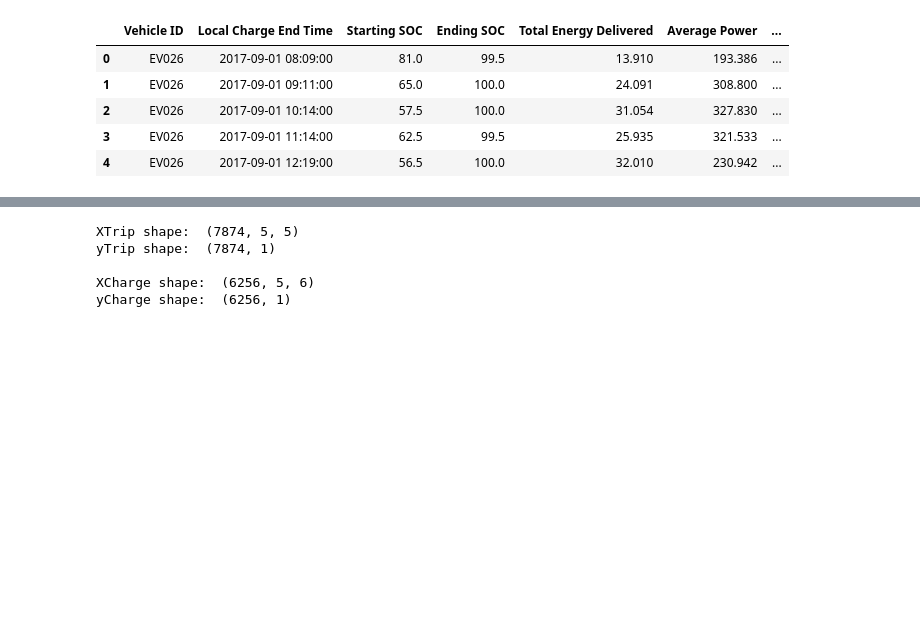
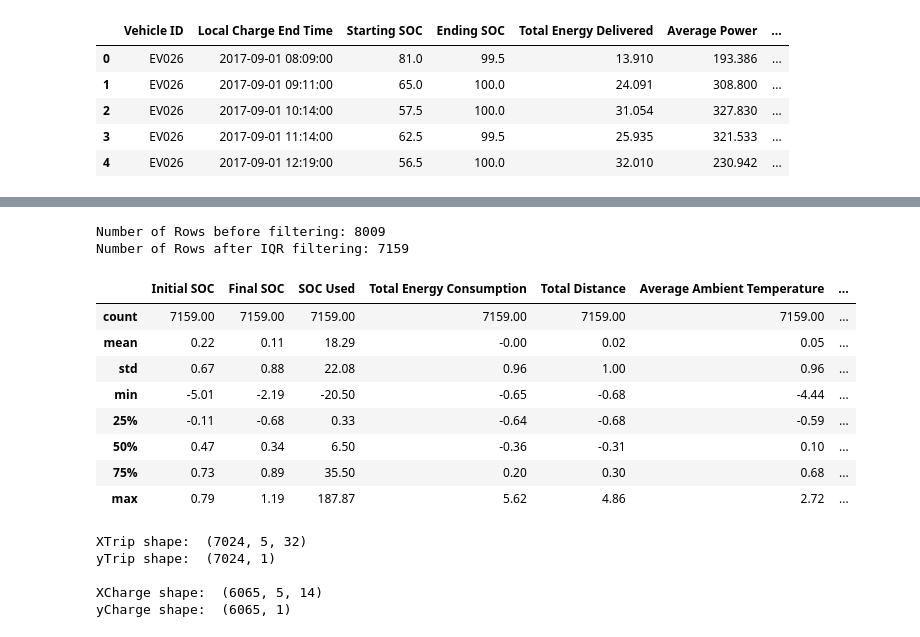
Before and after one commit to MShoaibManzoor/Advanced-Research, a Jupyter notebook: main.ipynb, the cells around one changed output, grey strips where cells are left out. Cells and saved outputs as stored; diff of their text form; code cells hidden in the pictures; blank space fills up the shorter version.

```diff
--- a/main.ipynb
+++ b/main.ipynb
@@ -128,3 +170,41 @@ ChargingDF.head(5)
+# %%
+NumericalColumnsT = ['Initial SOC', 'Final SOC', 'SOC Used',
+                     'Total Energy Consumption','Total Distance',
+                     'Average Ambient Temperature', 'Energy Efficiency',
+                     'Trip Duration (Hours)']
+
+Q1 = VehicleDF[NumericalColumnsT].quantile(0.15)
+Q3 = VehicleDF[NumericalColumnsT].quantile(0.85)
+InterQuartileRange = Q3 - Q1
+
+
+LowerBound = Q1 - 1.5 * InterQuartileRange
+UpperBound = Q3 - 1.5 * InterQuartileRange
+
+FilteredVehicleDF = VehicleDF[
+    ~((VehicleDF[NumericalColumnsT] >= LowerBound) &
+      (VehicleDF[NumericalColumnsT] <= UpperBound)).any(axis=1)
+]
+
+print(f"Number of Rows before filtering: {len(VehicleDF)}")
+print(f"Number of Rows after IQR filtering: {len(FilteredVehicleDF)}")
+# %% [output]
+Number of Rows before filtering: 8009
+Number of Rows after IQR filtering: 7159
+# %%
+VehicleDF = FilteredVehicleDF.copy()
+# %%
+round(VehicleDF[NumericalColumnsT].describe(), 2)
+# %% [output]
+|  | Initial SOC | Final SOC | SOC Used | Total Energy Consumption | Total Distance | Average Ambient Temperature | ... |
+| count | 7159.00 | 7159.00 | 7159.00 | 7159.00 | 7159.00 | 7159.00 | ... |
+| mean | 0.22 | 0.11 | 18.29 | -0.00 | 0.02 | 0.05 | ... |
+| std | 0.67 | 0.88 | 22.08 | 0.96 | 1.00 | 0.96 | ... |
+| min | -5.01 | -2.19 | -20.50 | -0.65 | -0.68 | -4.44 | ... |
+| 25% | -0.11 | -0.68 | 0.33 | -0.64 | -0.68 | -0.59 | ... |
+| 50% | 0.47 | 0.34 | 6.50 | -0.36 | -0.31 | 0.10 | ... |
+| 75% | 0.73 | 0.89 | 35.50 | 0.20 | 0.30 | 0.68 | ... |
+| max | 0.79 | 1.19 | 187.87 | 5.62 | 4.86 | 2.72 | ... |
 # %%
 from sklearn.preprocessing import StandardScaler
 
@@ -152,11 +251,12 @@ ChargingDF[FeaturesC] = ScalerCharge.fit_transform(ChargingDF[FeaturesC])
 # %%
-def CreateSequences(Data, VehicleCol, Features, Time, Target, SequenceLength):
+def CreateSequences(Data, VehicleIDCol, EncodedVIDCols, Features, Time, Target, SequenceLength):
     """
     Create sequences of Features & Targets grouped by Vehicle ID.
 
     Parameters:
     - Data: DataFrame containing the data.
     - VehicleCol: Column name for Vehicle IDs.
+    - EncodedVIDCols: List one-hot encoded Vehicle ID column names.
     - Features: List of feature column names.
     - Time: Time column to sort by.
     - Target: Target column name.
@@ -168,15 +268,19 @@ def CreateSequences(Data, VehicleCol, Features, Time, Target, SequenceLength):
     """
 
     X, y = [], []
-    Grouped = Data.groupby(VehicleCol)
 
+    Data = Data.reset_index(drop=True)
+
+    Grouped  = Data.groupby(VehicleIDCol)
 
     for VehicleID, Group in Grouped:
+
         Group = Group.sort_values(by=Time)
 
         for i in range(len(Group) - SequenceLength):
-            X.append(Group[Features].iloc[i:i+SequenceLength].values)
-            y.append(Group[Target].iloc[i+SequenceLength].values)
+            FeaturesCols = Features + EncodedVIDCols
+            X.append(Group[FeaturesCols].iloc[i:i+SequenceLength].values)
+            y.append(Group[Target].iloc[i+SequenceLength])
 
     return np.array(X), np.array(y)
 
@@ -184,8 +288,9 @@ SequenceLength = 5
 
 XTrip, yTrip = CreateSequences(
     Data=VehicleDF,
-    VehicleCol='Vehicle ID',
+    VehicleIDCol='Vehicle ID',
     Features=FeaturesT,
+    EncodedVIDCols=EncodedTVID,
     Time='Local Trip End Time',
     Target=TargetT,
     SequenceLength=SequenceLength,
@@ -193,7 +298,8 @@ XTrip, yTrip = CreateSequences(
 
 XCharge, yCharge = CreateSequences(
     Data=ChargingDF,
-    VehicleCol='Vehicle ID',
+    VehicleIDCol='Vehicle ID',
+    EncodedVIDCols=EncodedCVID,
     Features=FeaturesC,
     Time='Local Charge End Time',
     Target=TargetC,
@@ -206,8 +312,8 @@ print("yTrip shape: ", yTrip.shape)
 print("\nXCharge shape: ", XCharge.shape)
 print("yCharge shape: ", yCharge.shape)
 # %% [output]
-XTrip shape:  (7874, 5, 5)
-yTrip shape:  (7874, 1)
+XTrip shape:  (7024, 5, 32)
+yTrip shape:  (7024, 1)
 
-XCharge shape:  (6256, 5, 6)
-yCharge shape:  (6256, 1)
+XCharge shape:  (6065, 5, 14)
+yCharge shape:  (6065, 1)
```
Also changed, not shown: parts of 6 cells of this notebook.
